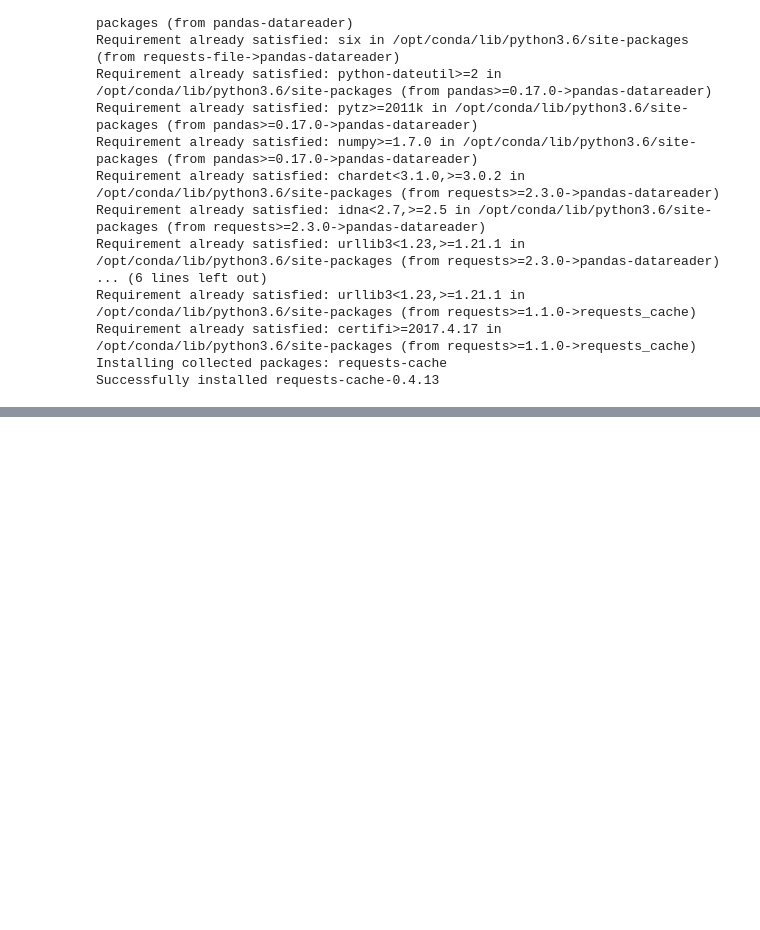
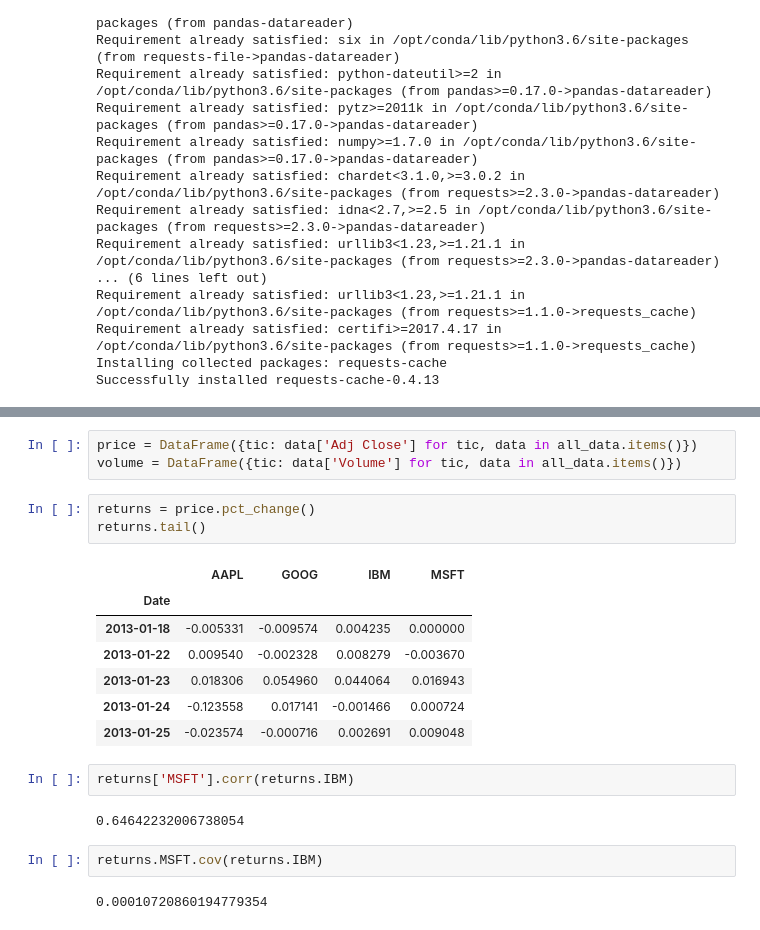
Before and after one commit to shammer83/pandas_practice, a Jupyter notebook: ipynb/Pandas_warmups.ipynb, the cells around one changed output, grey strips where cells are left out. Saved outputs shown, nothing was run; the diff lists cells and outputs as text; blank space fills up the shorter version.

```diff
--- a/ipynb/Pandas_warmups.ipynb
+++ b/ipynb/Pandas_warmups.ipynb
@@ -380,0 +389,22 @@ price = DataFrame({tic: data['Adj Close'] for tic, data in all_data.iteritems} )
+# %%
+price = DataFrame({tic: data['Adj Close'] for tic, data in all_data.items()})
+volume = DataFrame({tic: data['Volume'] for tic, data in all_data.items()})
+# %%
+returns = price.pct_change()
+returns.tail()
+# %% [output]
+|  | AAPL | GOOG | IBM | MSFT |
+| Date |  |  |  |  |
+| 2013-01-18 | -0.005331 | -0.009574 | 0.004235 | 0.000000 |
+| 2013-01-22 | 0.009540 | -0.002328 | 0.008279 | -0.003670 |
+| 2013-01-23 | 0.018306 | 0.054960 | 0.044064 | 0.016943 |
+| 2013-01-24 | -0.123558 | 0.017141 | -0.001466 | 0.000724 |
+| 2013-01-25 | -0.023574 | -0.000716 | 0.002691 | 0.009048 |
+# %%
+returns['MSFT'].corr(returns.IBM)
+# %% [output]
+0.64642232006738054
+# %%
+returns.MSFT.cov(returns.IBM)
+# %% [output]
+0.00010720860194779354
```
Also changed, not shown: parts of 5 cells of this notebook, 1 other file.
